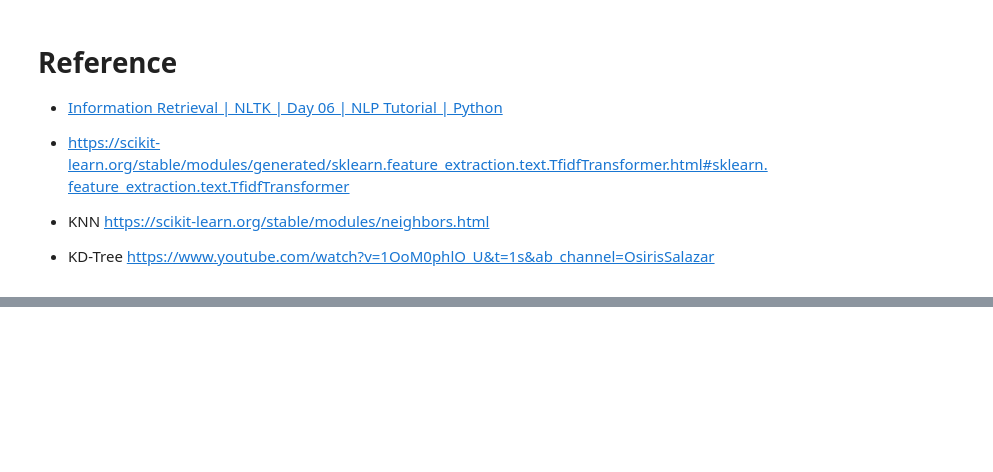
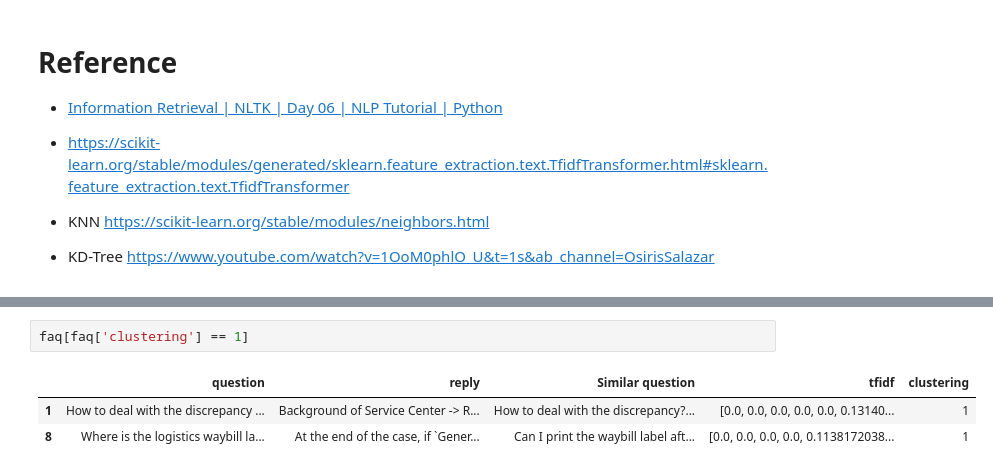
Before and after one commit to yousenwang/NLP-demo, a Jupyter notebook: information_retrieval_demo.ipynb, the cells around one changed output, grey strips where cells are left out. Drawn from its saved outputs; the diff is of its cells as text; blank space fills up the shorter version.

```diff
--- a/information_retrieval_demo.ipynb
+++ b/information_retrieval_demo.ipynb
@@ -164,0 +306,6 @@ https://www.youtube.com/watch?v=1OoM0phlO_U&t=1s&ab_channel=OsirisSalazar
+# %%
+faq[faq['clustering'] == 1]
+# %% [output]
+|  | question | reply | Similar question | tfidf | clustering |
+| 1 | How to deal with the discrepancy ... | Background of Service Center -> R... | How to deal with the discrepancy?... | [0.0, 0.0, 0.0, 0.0, 0.0, 0.13140... | 1 |
+| 8 | Where is the logistics waybill la... | At the end of the case, if `Gener... | Can I print the waybill label aft... | [0.0, 0.0, 0.0, 0.0, 0.1138172038... | 1 |
```
Also changed, not shown: parts of 15 cells of this notebook.
